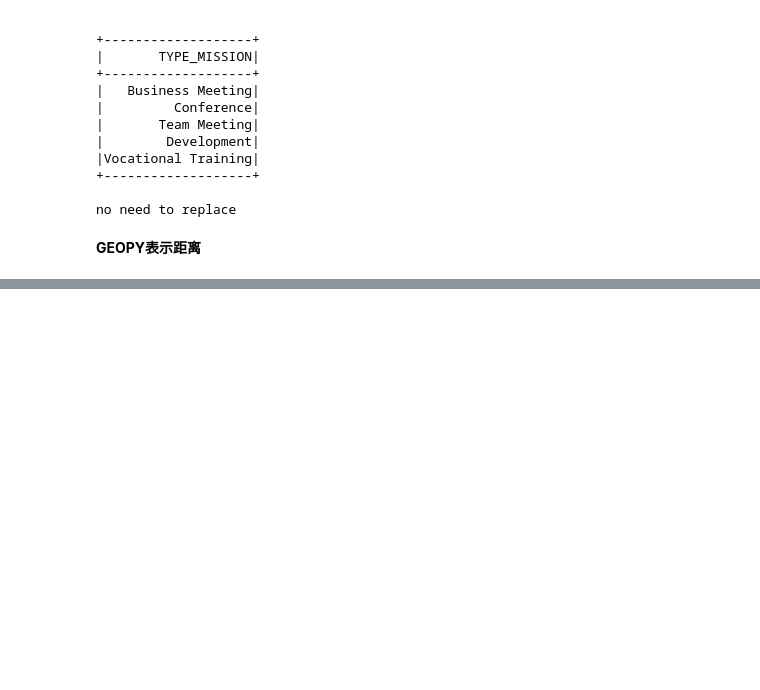
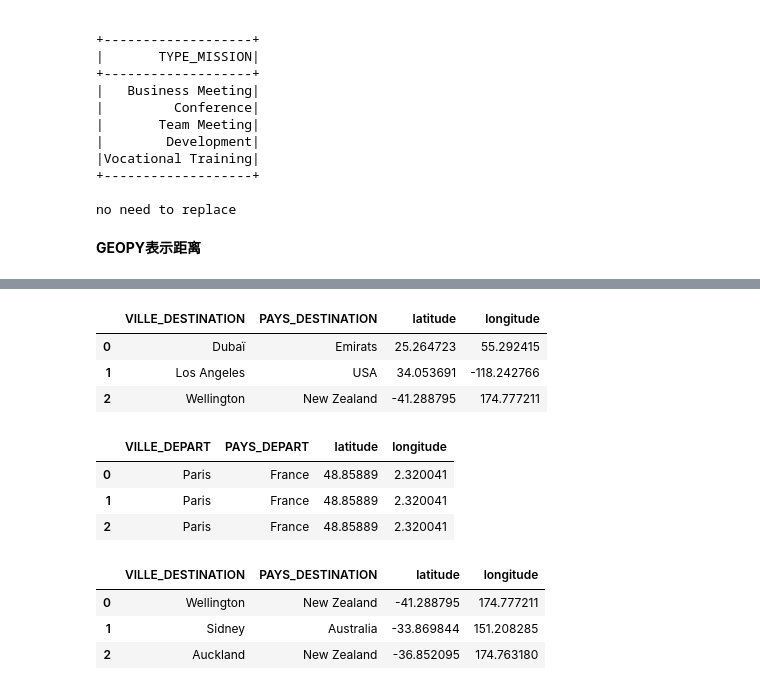
Before and after one commit to lvga1228/NF26_DATAWAREHOUSE, a Jupyter notebook: BDD_BGES/test.ipynb, the cells around one changed output, grey strips where cells are left out. Drawn from its saved outputs; the diff is of its cells as text; code cells hidden in the pictures; blank space fills up the shorter version.

```diff
--- a/BDD_BGES/test.ipynb
+++ b/BDD_BGES/test.ipynb
@@ -616,0 +617,5 @@ KeyboardInterrupt:
+# %%
+print(sdf_mission_paris.select('VILLE_DESTINATION', 'PAYS_DESTINATION').distinct().count())
+sdf1 = sdf_mission_paris.select('VILLE_DESTINATION', 'PAYS_DESTINATION').distinct()
+psdf1 = sdf1.toPandas()
+psdf1.head(3)
@@ -616,0 +628,4 @@ KeyboardInterrupt:
+# %%
+#####运算时见较长
+results_destination=psdf1.apply(lambda row:pd.Series(get_lat_lon(row['VILLE_DESTINATION'], row['PAYS_DESTINATION'])), axis=1)
+print(results_destination)
@@ -616,0 +650,26 @@ KeyboardInterrupt:
+# %%
+psdf1[['latitude', 'longitude']] = results_destination
+psdf1.head(3)
+# %% [output]
+|  | VILLE_DESTINATION | PAYS_DESTINATION | latitude | longitude |
+| 0 | Dubaï | Emirats | 25.264723 | 55.292415 |
+| 1 | Los Angeles | USA | 34.053691 | -118.242766 |
+| 2 | Wellington | New Zealand | -41.288795 | 174.777211 |
+# %%
+merged_depart=psdf_lat_lon_paris.merge(psdf0, on=['VILLE_DEPART','PAYS_DEPART'], how='left')
+merged_depart=merged_depart[['VILLE_DEPART','PAYS_DEPART','latitude','longitude']]
+merged_depart.head(3)
+# %% [output]
+|  | VILLE_DEPART | PAYS_DEPART | latitude | longitude |
+| 0 | Paris | France | 48.85889 | 2.320041 |
+| 1 | Paris | France | 48.85889 | 2.320041 |
+| 2 | Paris | France | 48.85889 | 2.320041 |
+# %%
+merged_destination=psdf_lat_lon_paris.merge(psdf1, on=['VILLE_DESTINATION','PAYS_DESTINATION'], how='left')
+merged_destination=merged_destination[['VILLE_DESTINATION','PAYS_DESTINATION','latitude','longitude']]
+merged_destination.head(3)
+# %% [output]
+|  | VILLE_DESTINATION | PAYS_DESTINATION | latitude | longitude |
+| 0 | Wellington | New Zealand | -41.288795 | 174.777211 |
+| 1 | Sidney | Australia | -33.869844 | 151.208285 |
+| 2 | Auckland | New Zealand | -36.852095 | 174.763180 |
```
Also changed, not shown: parts of 9 cells of this notebook.
